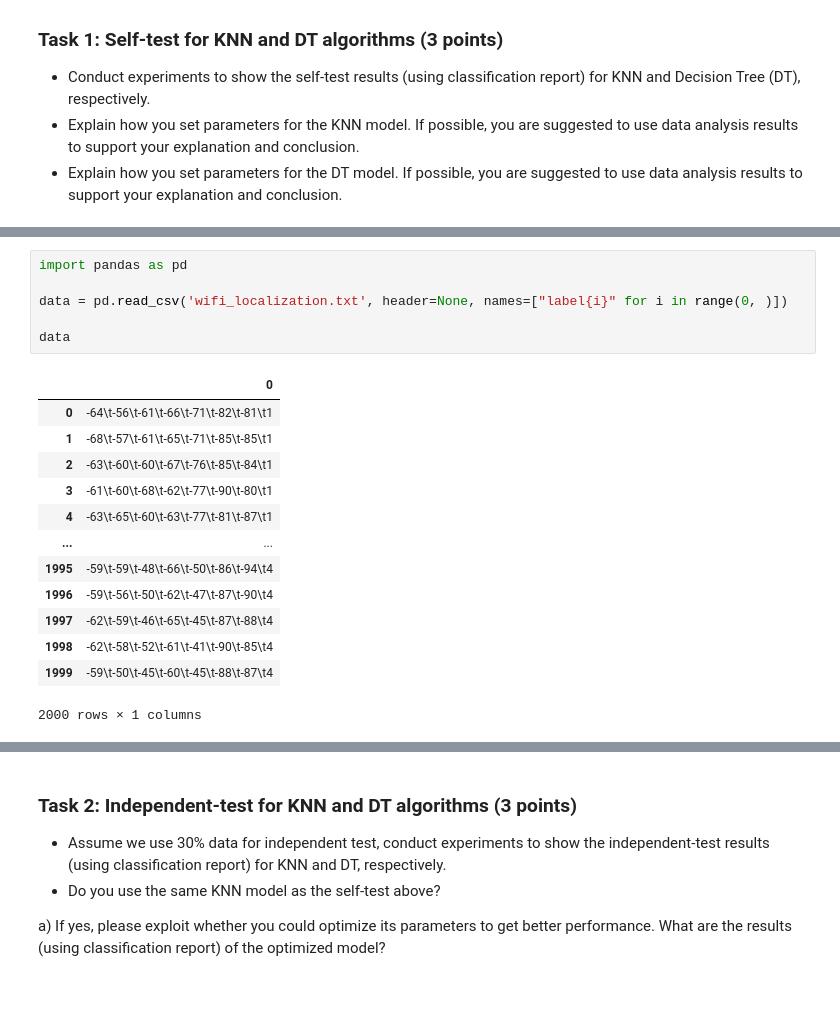
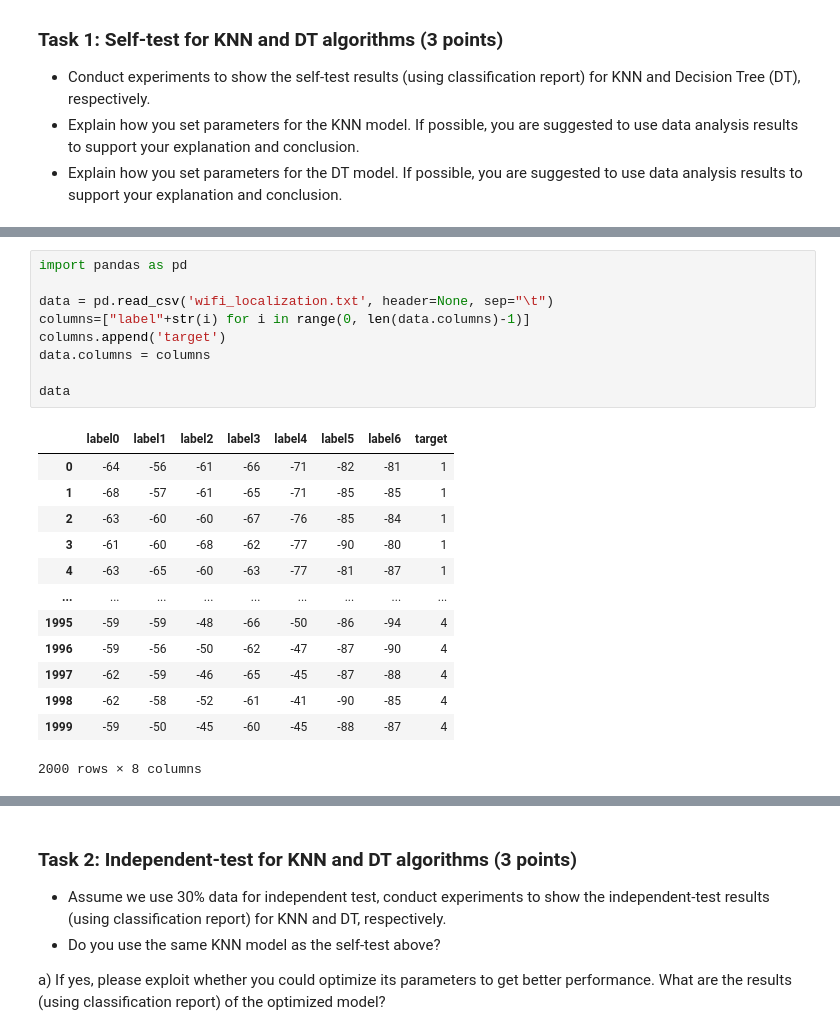
Before and after one commit to cbarbes1/COSC311, a Jupyter notebook: Project1/project1.ipynb, the cells around one changed output, grey strips where cells are left out. Cells and saved outputs as stored; diff of their text form; blank space fills up the shorter version.

```diff
--- a/Project1/project1.ipynb
+++ b/Project1/project1.ipynb
@@ -21,20 +21,23 @@ Note: you may need to restart the kernel to use updated packages.
 # %%
 import pandas as pd
 
-data = pd.read_csv('wifi_localization.txt', header=None, names=["label{i}" for i in range(0, )])
+data = pd.read_csv('wifi_localization.txt', header=None, sep="\t")
+columns=["label"+str(i) for i in range(0, len(data.columns)-1)]
+columns.append('target')
+data.columns = columns
 
 data
 # %% [output]
-|  | 0 |
-| 0 | -64\t-56\t-61\t-66\t-71\t-82\t-81\t1 |
-| 1 | -68\t-57\t-61\t-65\t-71\t-85\t-85\t1 |
-| 2 | -63\t-60\t-60\t-67\t-76\t-85\t-84\t1 |
-| 3 | -61\t-60\t-68\t-62\t-77\t-90\t-80\t1 |
-| 4 | -63\t-65\t-60\t-63\t-77\t-81\t-87\t1 |
-| ... | ... |
-| 1995 | -59\t-59\t-48\t-66\t-50\t-86\t-94\t4 |
-| 1996 | -59\t-56\t-50\t-62\t-47\t-87\t-90\t4 |
-| 1997 | -62\t-59\t-46\t-65\t-45\t-87\t-88\t4 |
-| 1998 | -62\t-58\t-52\t-61\t-41\t-90\t-85\t4 |
-| 1999 | -59\t-50\t-45\t-60\t-45\t-88\t-87\t4 |
+|  | label0 | label1 | label2 | label3 | label4 | label5 | label6 | target |
+| 0 | -64 | -56 | -61 | -66 | -71 | -82 | -81 | 1 |
+| 1 | -68 | -57 | -61 | -65 | -71 | -85 | -85 | 1 |
+| 2 | -63 | -60 | -60 | -67 | -76 | -85 | -84 | 1 |
+| 3 | -61 | -60 | -68 | -62 | -77 | -90 | -80 | 1 |
+| 4 | -63 | -65 | -60 | -63 | -77 | -81 | -87 | 1 |
+| ... | ... | ... | ... | ... | ... | ... | ... | ... |
+| 1995 | -59 | -59 | -48 | -66 | -50 | -86 | -94 | 4 |
+| 1996 | -59 | -56 | -50 | -62 | -47 | -87 | -90 | 4 |
+| 1997 | -62 | -59 | -46 | -65 | -45 | -87 | -88 | 4 |
+| 1998 | -62 | -58 | -52 | -61 | -41 | -90 | -85 | 4 |
+| 1999 | -59 | -50 | -45 | -60 | -45 | -88 | -87 | 4 |
-2000 rows × 1 columns
+2000 rows × 8 columns
```
Also changed, not shown: parts of 12 cells of this notebook, 2 other files.
